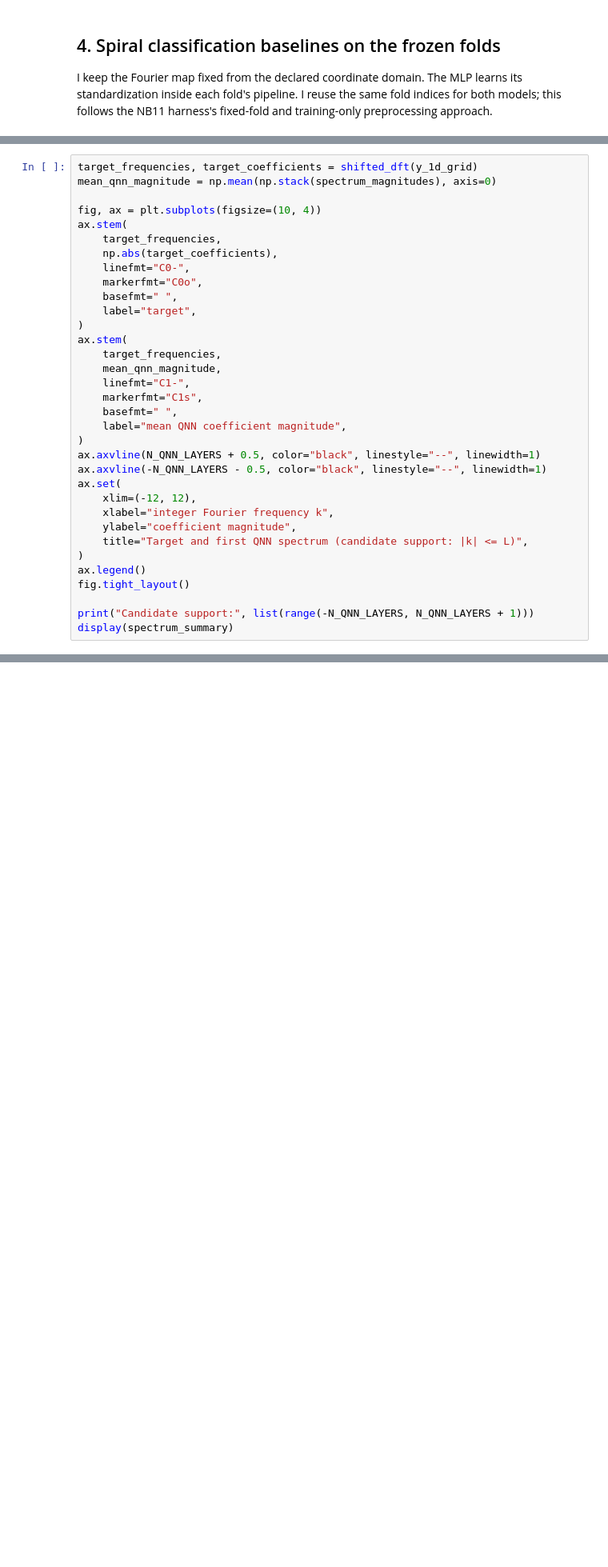
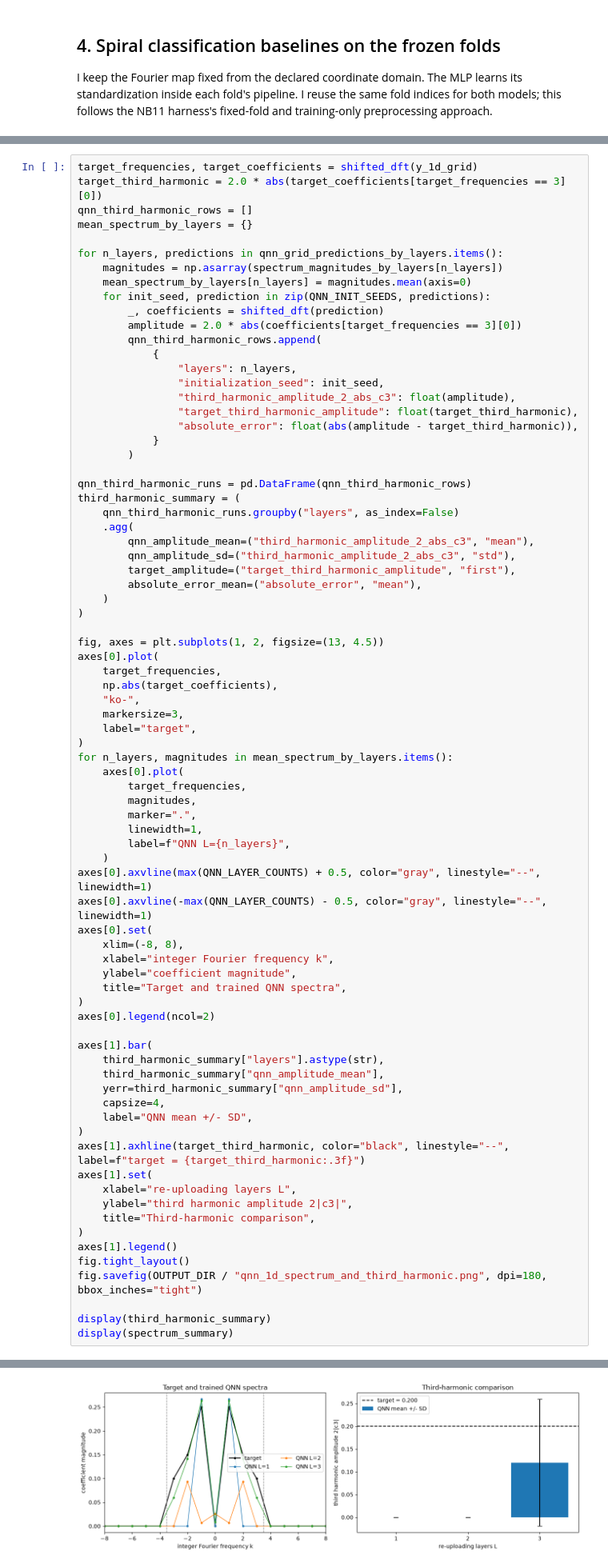
Before and after one commit to RMHamzaArif89/QML-qnn-fourier-spectrum, a Jupyter notebook: notebooks/week1_progress_review.ipynb, the cells around one changed output, grey strips where cells are left out. Shown at 80% size. Cells and saved outputs as stored; diff of their text form; blank space fills up the shorter version.

```diff
--- a/notebooks/week1_progress_review.ipynb
+++ b/notebooks/week1_progress_review.ipynb
@@ -673,34 +765,79 @@ spectrum_summary
 # %%
 target_frequencies, target_coefficients = shifted_dft(y_1d_grid)
-mean_qnn_magnitude = np.mean(np.stack(spectrum_magnitudes), axis=0)
+target_third_harmonic = 2.0 * abs(target_coefficients[target_frequencies == 3][0])
+qnn_third_harmonic_rows = []
+mean_spectrum_by_layers = {}
 
-fig, ax = plt.subplots(figsize=(10, 4))
-ax.stem(
+for n_layers, predictions in qnn_grid_predictions_by_layers.items():
+    magnitudes = np.asarray(spectrum_magnitudes_by_layers[n_layers])
+    mean_spectrum_by_layers[n_layers] = magnitudes.mean(axis=0)
+    for init_seed, prediction in zip(QNN_INIT_SEEDS, predictions):
+        _, coefficients = shifted_dft(prediction)
+        amplitude = 2.0 * abs(coefficients[target_frequencies == 3][0])
+        qnn_third_harmonic_rows.append(
+            {
+                "layers": n_layers,
+                "initialization_seed": init_seed,
+                "third_harmonic_amplitude_2_abs_c3": float(amplitude),
+                "target_third_harmonic_amplitude": float(target_third_harmonic),
+                "absolute_error": float(abs(amplitude - target_third_harmonic)),
+            }
+        )
+
+qnn_third_harmonic_runs = pd.DataFrame(qnn_third_harmonic_rows)
+third_harmonic_summary = (
+    qnn_third_harmonic_runs.groupby("layers", as_index=False)
+    .agg(
+        qnn_amplitude_mean=("third_harmonic_amplitude_2_abs_c3", "mean"),
+        qnn_amplitude_sd=("third_harmonic_amplitude_2_abs_c3", "std"),
+        target_amplitude=("target_third_harmonic_amplitude", "first"),
+        absolute_error_mean=("absolute_error", "mean"),
+    )
+)
+
+fig, axes = plt.subplots(1, 2, figsize=(13, 4.5))
+axes[0].plot(
     target_frequencies,
     np.abs(target_coefficients),
-    linefmt="C0-",
-    markerfmt="C0o",
-    basefmt=" ",
+    "ko-",
+    markersize=3,
     label="target",
 )
-ax.stem(
-    target_frequencies,
-    mean_qnn_magnitude,
-    linefmt="C1-",
-    markerfmt="C1s",
-    basefmt=" ",
-    label="mean QNN coefficient magnitude",
-)
-ax.axvline(N_QNN_LAYERS + 0.5, color="black", linestyle="--", linewidth=1)
-ax.axvline(-N_QNN_LAYERS - 0.5, color="black", linestyle="--", linewidth=1)
-ax.set(
-    xlim=(-12, 12),
+for n_layers, magnitudes in mean_spectrum_by_layers.items():
+    axes[0].plot(
+        target_frequencies,
+        magnitudes,
+        marker=".",
+        linewidth=1,
+        label=f"QNN L={n_layers}",
+    )
+axes[0].axvline(max(QNN_LAYER_COUNTS) + 0.5, color="gray", linestyle="--", linewidth=1)
+axes[0].axvline(-max(QNN_LAYER_COUNTS) - 0.5, color="gray", linestyle="--", linewidth=1)
+axes[0].set(
+    xlim=(-8, 8),
     xlabel="integer Fourier frequency k",
     ylabel="coefficient magnitude",
-    title="Target and first QNN spectrum (candidate support: |k| <= L)",
+    title="Target and trained QNN spectra",
 )
-ax.legend()
+axes[0].legend(ncol=2)
+
+axes[1].bar(
+    third_harmonic_summary["layers"].astype(str),
+    third_harmonic_summary["qnn_amplitude_mean"],
+    yerr=third_harmonic_summary["qnn_amplitude_sd"],
+    capsize=4,
+    label="QNN mean +/- SD",
+)
+axes[1].axhline(target_third_harmonic, color="black", linestyle="--", label=f"target = {target_third_harmonic:.3f}")
+axes[1].set(
+    xlabel="re-uploading layers L",
+    ylabel="third harmonic amplitude 2|c3|",
+    title="Third-harmonic comparison",
+)
+axes[1].legend()
 fig.tight_layout()
+fig.savefig(OUTPUT_DIR / "qnn_1d_spectrum_and_third_harmonic.png", dpi=180, bbox_inches="tight")
 
-print("Candidate support:", list(range(-N_QNN_LAYERS, N_QNN_LAYERS + 1)))
+display(third_harmonic_summary)
 display(spectrum_summary)
+# %% [output]
@@ -707,3 +865,4 @@ display(spectrum_summary)
+[figure, added]
 # %% [markdown]
 ## 7. Save Week 1 summaries and reproducibility metadata
 
```
Also changed, not shown: parts of 17 cells of this notebook, 20 other files.
